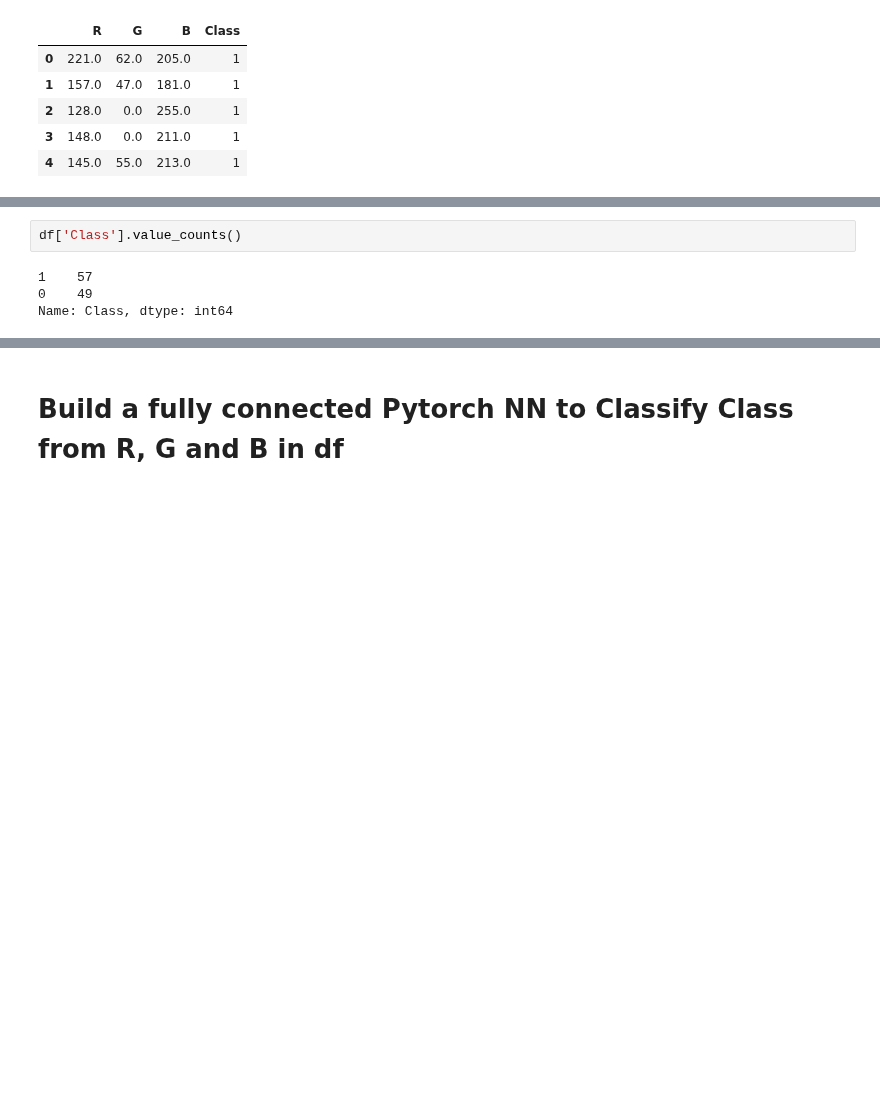
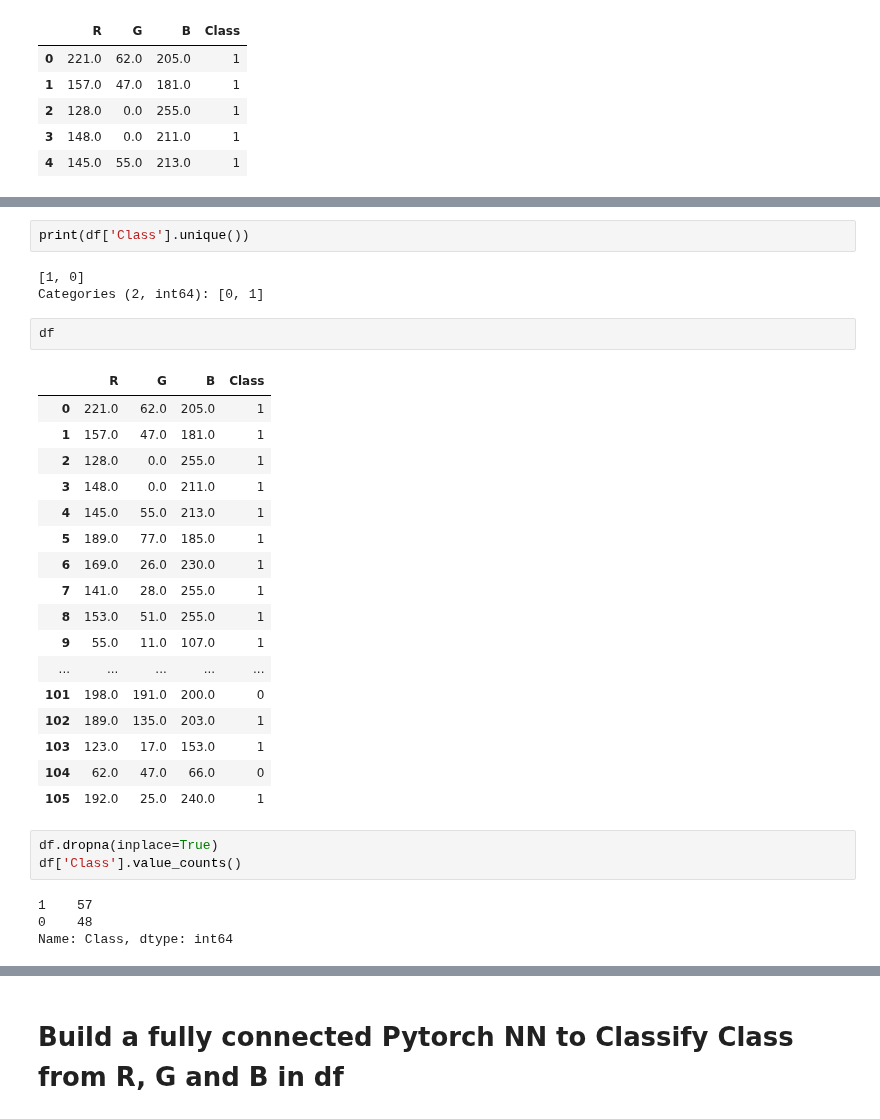
Before and after one commit to menonpg/bioeng2390_ai_in_healthcare, a Jupyter notebook: Week11/MLP_from_scratch/PytorchFullyConnected_MLP.ipynb, the cells around one changed output, grey strips where cells are left out. Cells and saved outputs as stored; diff of their text form; blank space fills up the shorter version.

```diff
--- a/Week11/MLP_from_scratch/PytorchFullyConnected_MLP.ipynb
+++ b/Week11/MLP_from_scratch/PytorchFullyConnected_MLP.ipynb
@@ -14,6 +26,32 @@ df.head()
+# %%
+print(df['Class'].unique())
+# %% [output]
+[1, 0]
+Categories (2, int64): [0, 1]
+# %%
+df
+# %% [output]
+|  | R | G | B | Class |
+| 0 | 221.0 | 62.0 | 205.0 | 1 |
+| 1 | 157.0 | 47.0 | 181.0 | 1 |
+| 2 | 128.0 | 0.0 | 255.0 | 1 |
+| 3 | 148.0 | 0.0 | 211.0 | 1 |
+| 4 | 145.0 | 55.0 | 213.0 | 1 |
+| 5 | 189.0 | 77.0 | 185.0 | 1 |
+| 6 | 169.0 | 26.0 | 230.0 | 1 |
+| 7 | 141.0 | 28.0 | 255.0 | 1 |
+| 8 | 153.0 | 51.0 | 255.0 | 1 |
+| 9 | 55.0 | 11.0 | 107.0 | 1 |
+| ... | ... | ... | ... | ... |
+| 101 | 198.0 | 191.0 | 200.0 | 0 |
+| 102 | 189.0 | 135.0 | 203.0 | 1 |
+| 103 | 123.0 | 17.0 | 153.0 | 1 |
+| 104 | 62.0 | 47.0 | 66.0 | 0 |
+| 105 | 192.0 | 25.0 | 240.0 | 1 |
 # %%
+df.dropna(inplace=True)
 df['Class'].value_counts()
 # %% [output]
 1    57
-0    49
+0    48
 Name: Class, dtype: int64
```
Also changed, not shown: parts of 8 cells of this notebook, 3 other files.
